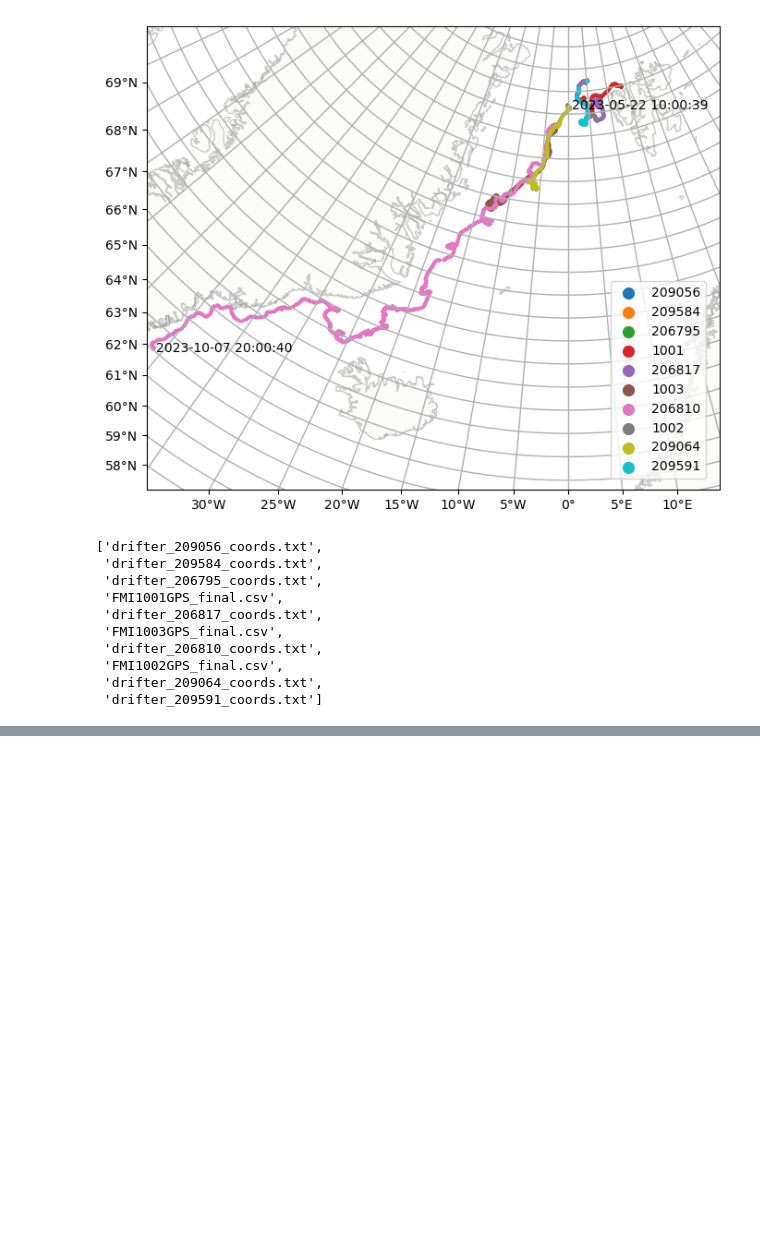
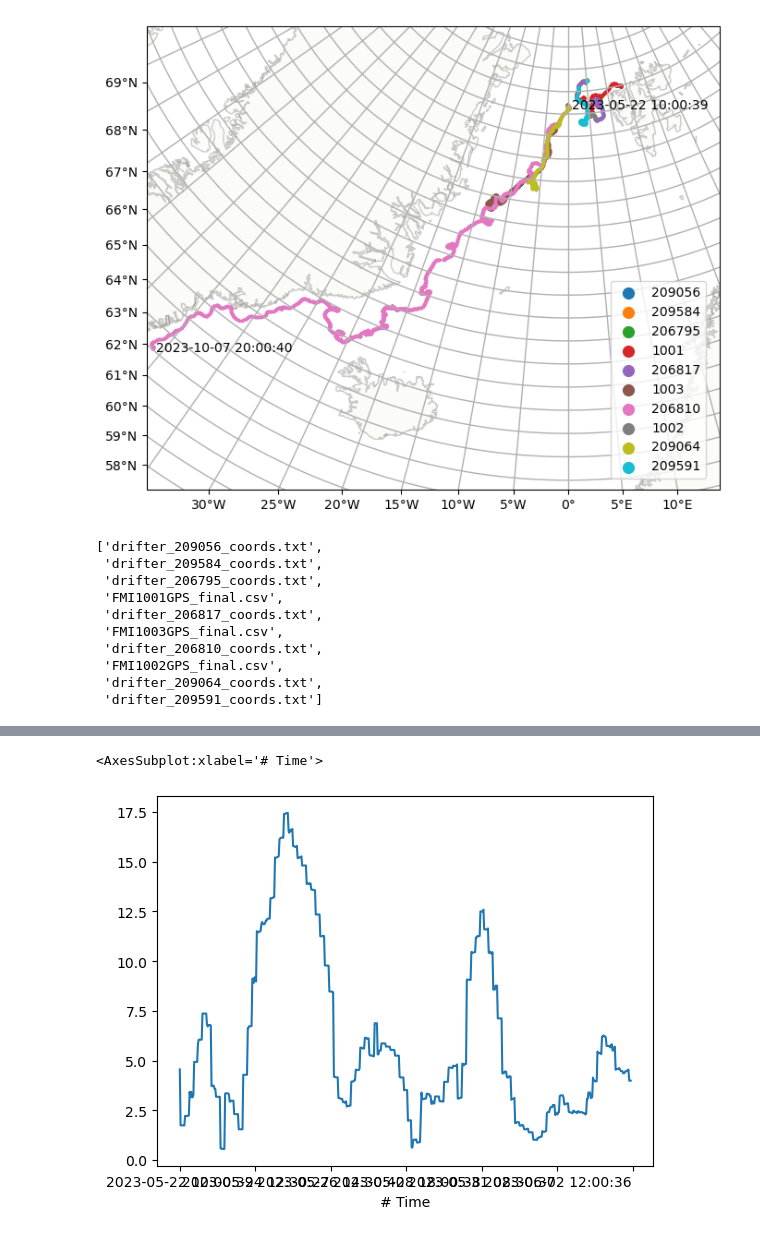
Before and after one commit to xdenisx/buoy_tools, a Jupyter notebook: buoy_tools.ipynb, the cells around one changed output, grey strips where cells are left out. Saved outputs shown, nothing was run; the diff lists cells and outputs as text; code cells hidden in the pictures; blank space fills up the shorter version.

```diff
--- a/buoy_tools.ipynb
+++ b/buoy_tools.ipynb
@@ -189,0 +218,2 @@ b.add_carra('/data/rrs/seaice/aux_data/carra/forecast_May_June_2023.grib',
+# %%
+dsn = b.data['drifter_206810_coords.txt'].set_index("# Time")
@@ -189,0 +237,5 @@ b.add_carra('/data/rrs/seaice/aux_data/carra/forecast_May_June_2023.grib',
+# %%
+dsn['si10'].plot()
+# %% [output]
+<AxesSubplot:xlabel='# Time'>
+[figure, added]
```
Also changed, not shown: parts of 5 cells of this notebook, 1 other file.
